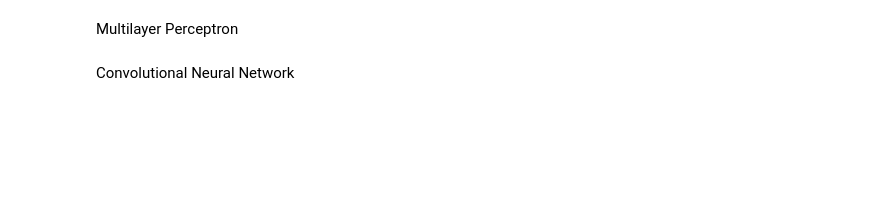
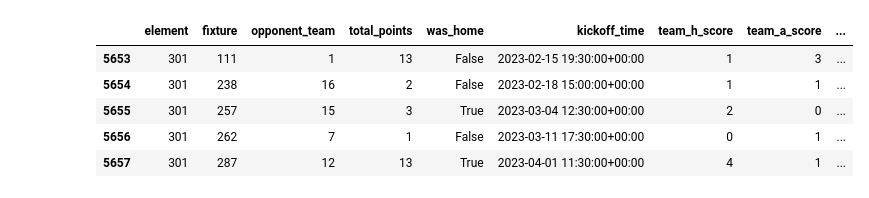
Before and after one commit to caiodrear/gene, a Jupyter notebook: data_testing.ipynb, the cells around one changed output. Drawn from its saved outputs; the diff is of its cells as text; code cells hidden in the pictures; blank space fills up the shorter version.

```diff
--- a/data_testing.ipynb
+++ b/data_testing.ipynb
@@ -157,2 +102,0 @@ preds = np.transpose(model.predict(X_test))[0]
-# %% [markdown]
-Multilayer Perceptron
@@ -174,2 +102,0 @@ plot_model(model, to_file='multilayer_perceptron_graph.png')
-# %% [markdown]
-Convolutional Neural Network
@@ -234,0 +103,9 @@ def create_cnn(width, height, depth, filters=(16, 32, 64), regress=False):
+# %%
+gene.raw_data.loc[gene.test_indices[i][0]]
+# %% [output]
+|  | element | fixture | opponent_team | total_points | was_home | kickoff_time | team_h_score | team_a_score | ... |
+| 5653 | 301 | 111 | 1 | 13 | False | 2023-02-15 19:30:00+00:00 | 1 | 3 | ... |
+| 5654 | 301 | 238 | 16 | 2 | False | 2023-02-18 15:00:00+00:00 | 1 | 1 | ... |
+| 5655 | 301 | 257 | 15 | 3 | True | 2023-03-04 12:30:00+00:00 | 2 | 0 | ... |
+| 5656 | 301 | 262 | 7 | 1 | False | 2023-03-11 17:30:00+00:00 | 0 | 1 | ... |
+| 5657 | 301 | 287 | 12 | 13 | True | 2023-04-01 11:30:00+00:00 | 4 | 1 | ... |
```
Also changed, not shown: parts of 20 cells of this notebook, 3 other files.
